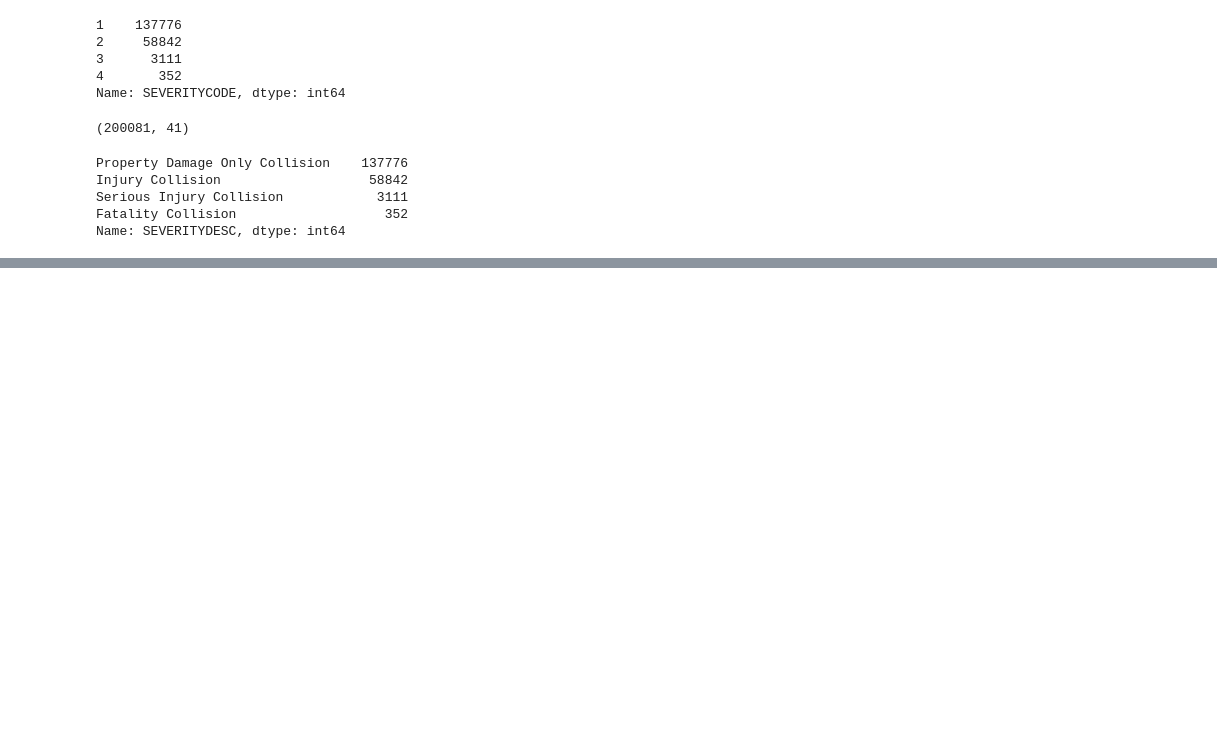
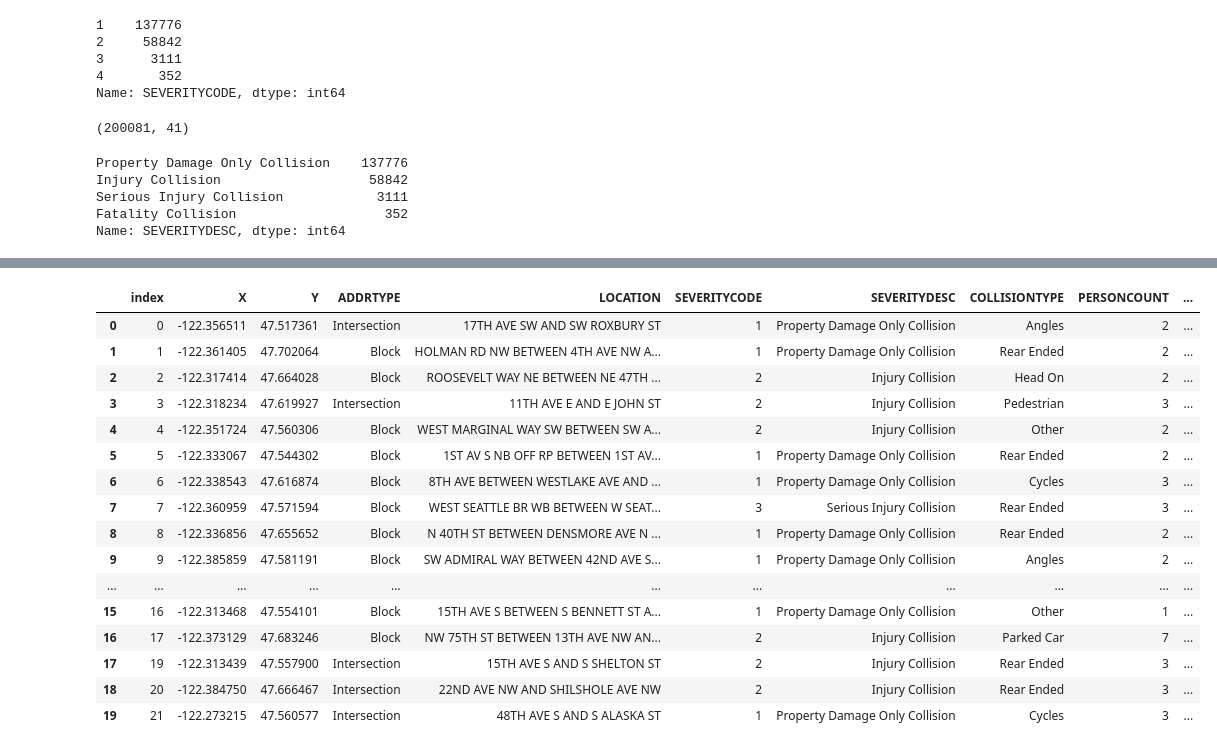
Before and after one commit to AARINDAM/Coursera_Capstone, a Jupyter notebook: Accident Prediction.ipynb, the cells around one changed output, grey strips where cells are left out. Drawn from its saved outputs; the diff is of its cells as text; code cells hidden in the pictures; blank space fills up the shorter version.

```diff
--- a/Accident Prediction.ipynb
+++ b/Accident Prediction.ipynb
@@ -205,0 +313,2 @@ dtype: object
+# %%
+df.drop(["level_0","index"], axis= 1 ,inplace = True)
@@ -205,0 +364,10 @@ dtype: object
+# %%
+df.drop(df.index[df["WEATHER"]=='Unknown'], axis = 0, inplace=True)
+df.drop(df.index[df["ROADCOND"]=='Unknown'], axis = 0, inplace=True)
+df.drop(df.index[df["LIGHTCOND"]=='Unknown'], axis = 0, inplace=True)
+df.reset_index(inplace= True)
+
+print(df["WEATHER"].value_counts())
+print(df["ROADCOND"].value_counts())
+print(df["LIGHTCOND"].value_counts())
+print(df["SEVERITYCODE"].value_counts())
@@ -205,0 +392,26 @@ dtype: object
+# %%
+dummy_variable_1 = pd.get_dummies(df["WEATHER"])
+dummy_variable_2 = pd.get_dummies(df["ROADCOND"])
+dummy_variable_3 = pd.get_dummies(df["LIGHTCOND"])
+df=pd.concat([df, dummy_variable_1,dummy_variable_2,dummy_variable_3], axis=1)
+df.drop(["WEATHER","ROADCOND", "LIGHTCOND"],axis=1, inplace= True)
+# %%
+df.head(20)
+# %% [output]
+|  | index | X | Y | ADDRTYPE | LOCATION | SEVERITYCODE | SEVERITYDESC | COLLISIONTYPE | PERSONCOUNT | ... |
+| 0 | 0 | -122.356511 | 47.517361 | Intersection | 17TH AVE SW AND SW ROXBURY ST | 1 | Property Damage Only Collision | Angles | 2 | ... |
+| 1 | 1 | -122.361405 | 47.702064 | Block | HOLMAN RD NW BETWEEN 4TH AVE NW A... | 1 | Property Damage Only Collision | Rear Ended | 2 | ... |
+| 2 | 2 | -122.317414 | 47.664028 | Block | ROOSEVELT WAY NE BETWEEN NE 47TH ... | 2 | Injury Collision | Head On | 2 | ... |
+| 3 | 3 | -122.318234 | 47.619927 | Intersection | 11TH AVE E AND E JOHN ST | 2 | Injury Collision | Pedestrian | 3 | ... |
+| 4 | 4 | -122.351724 | 47.560306 | Block | WEST MARGINAL WAY SW BETWEEN SW A... | 2 | Injury Collision | Other | 2 | ... |
+| 5 | 5 | -122.333067 | 47.544302 | Block | 1ST AV S NB OFF RP BETWEEN 1ST AV... | 1 | Property Damage Only Collision | Rear Ended | 2 | ... |
+| 6 | 6 | -122.338543 | 47.616874 | Block | 8TH AVE BETWEEN WESTLAKE AVE AND ... | 1 | Property Damage Only Collision | Cycles | 3 | ... |
+| 7 | 7 | -122.360959 | 47.571594 | Block | WEST SEATTLE BR WB BETWEEN W SEAT... | 3 | Serious Injury Collision | Rear Ended | 3 | ... |
+| 8 | 8 | -122.336856 | 47.655652 | Block | N 40TH ST BETWEEN DENSMORE AVE N ... | 1 | Property Damage Only Collision | Rear Ended | 2 | ... |
+| 9 | 9 | -122.385859 | 47.581191 | Block | SW ADMIRAL WAY BETWEEN 42ND AVE S... | 1 | Property Damage Only Collision | Angles | 2 | ... |
+| ... | ... | ... | ... | ... | ... | ... | ... | ... | ... | ... |
+| 15 | 16 | -122.313468 | 47.554101 | Block | 15TH AVE S BETWEEN S BENNETT ST A... | 1 | Property Damage Only Collision | Other | 1 | ... |
+| 16 | 17 | -122.373129 | 47.683246 | Block | NW 75TH ST BETWEEN 13TH AVE NW AN... | 2 | Injury Collision | Parked Car | 7 | ... |
+| 17 | 19 | -122.313439 | 47.557900 | Intersection | 15TH AVE S AND S SHELTON ST | 2 | Injury Collision | Rear Ended | 3 | ... |
+| 18 | 20 | -122.384750 | 47.666467 | Intersection | 22ND AVE NW AND SHILSHOLE AVE NW | 2 | Injury Collision | Rear Ended | 3 | ... |
+| 19 | 21 | -122.273215 | 47.560577 | Intersection | 48TH AVE S AND S ALASKA ST | 1 | Property Damage Only Collision | Cycles | 3 | ... |
```
Also changed, not shown: parts of 22 cells of this notebook.
